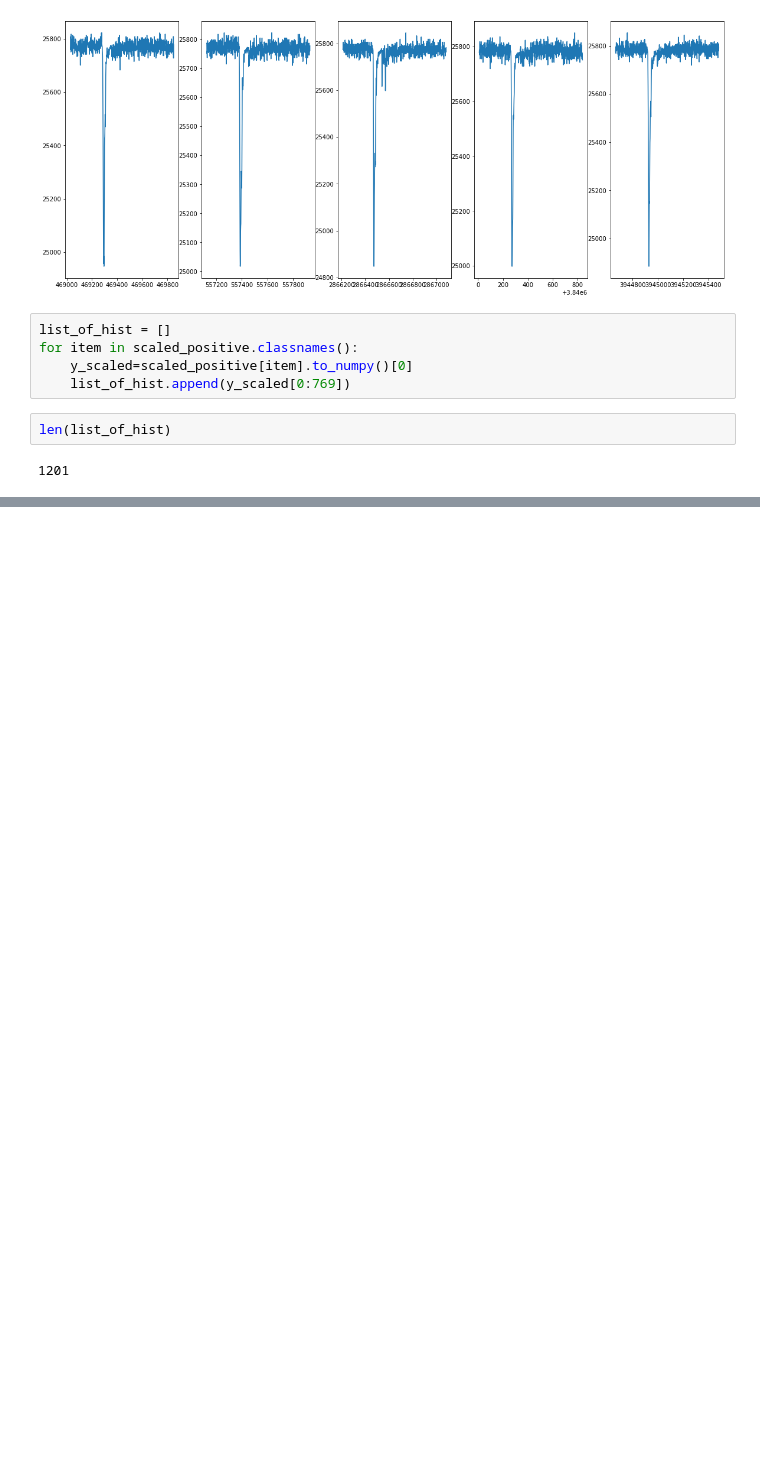
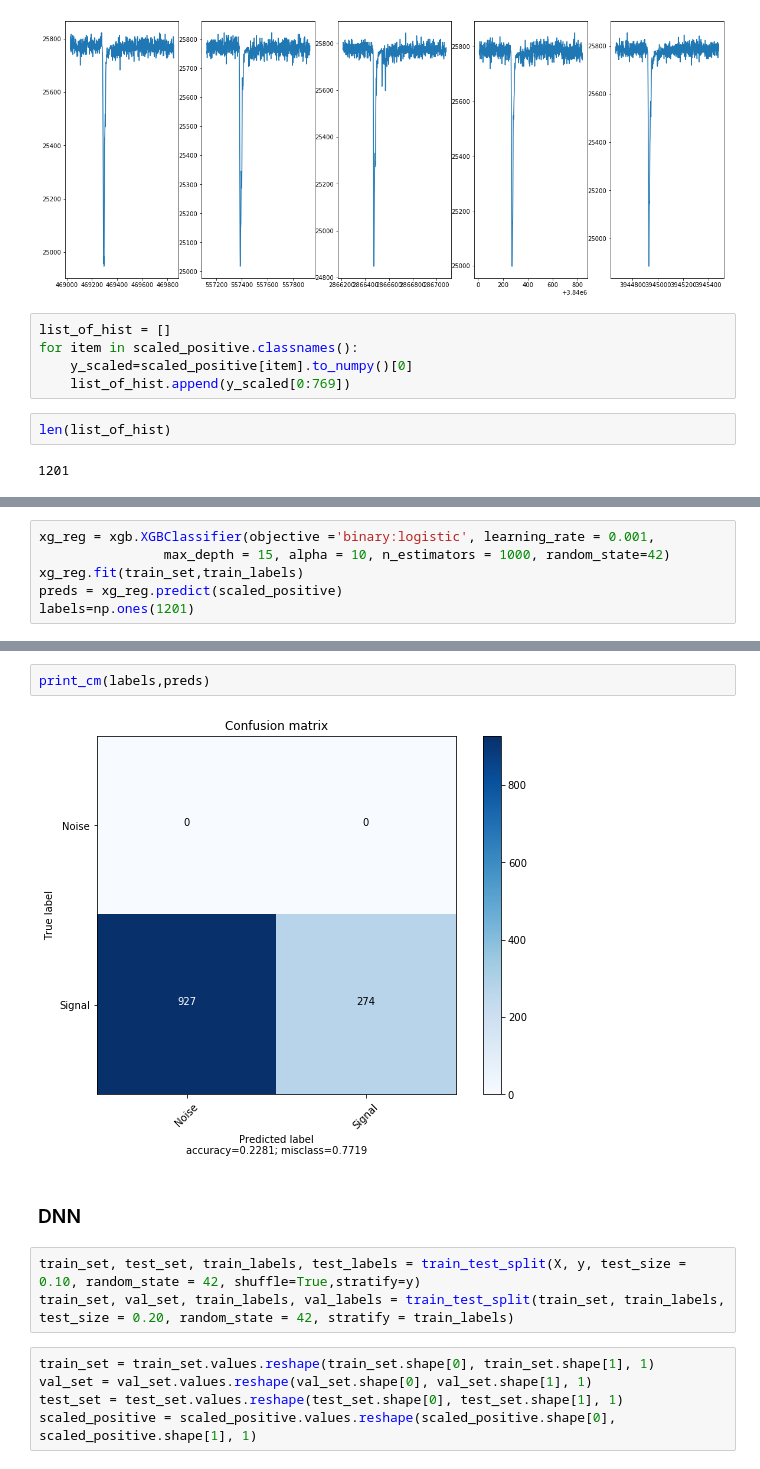
Before and after one commit to domdiac/NTOF, a Jupyter notebook: Rescale.ipynb, the cells around one changed output, grey strips where cells are left out. Saved outputs shown, nothing was run; the diff lists cells and outputs as text; blank space fills up the shorter version.

```diff
--- a/Rescale.ipynb
+++ b/Rescale.ipynb
@@ -359,0 +359,6 @@ fz.plot_confusion_matrix(cm,target_names=classes, normalize=False,)
+# %%
+xg_reg = xgb.XGBClassifier(objective ='binary:logistic', learning_rate = 0.001,
+                max_depth = 15, alpha = 10, n_estimators = 1000, random_state=42)
+xg_reg.fit(train_set,train_labels)
+preds = xg_reg.predict(scaled_positive)
+labels=np.ones(1201)
@@ -359,0 +381,14 @@ fz.plot_confusion_matrix(cm,target_names=classes, normalize=False,)
+# %%
+print_cm(labels,preds)
+# %% [output]
+[figure, added]
+# %% [markdown]
+### DNN
+# %%
+train_set, test_set, train_labels, test_labels = train_test_split(X, y, test_size = 0.10, random_state = 42, shuffle=True,stratify=y)
+train_set, val_set, train_labels, val_labels = train_test_split(train_set, train_labels, test_size = 0.20, random_state = 42, stratify = train_labels)
+# %%
+train_set = train_set.values.reshape(train_set.shape[0], train_set.shape[1], 1)
+val_set = val_set.values.reshape(val_set.shape[0], val_set.shape[1], 1)
+test_set = test_set.values.reshape(test_set.shape[0], test_set.shape[1], 1)
+scaled_positive = scaled_positive.values.reshape(scaled_positive.shape[0], scaled_positive.shape[1], 1)
```
Also changed, not shown: parts of 44 cells of this notebook.
